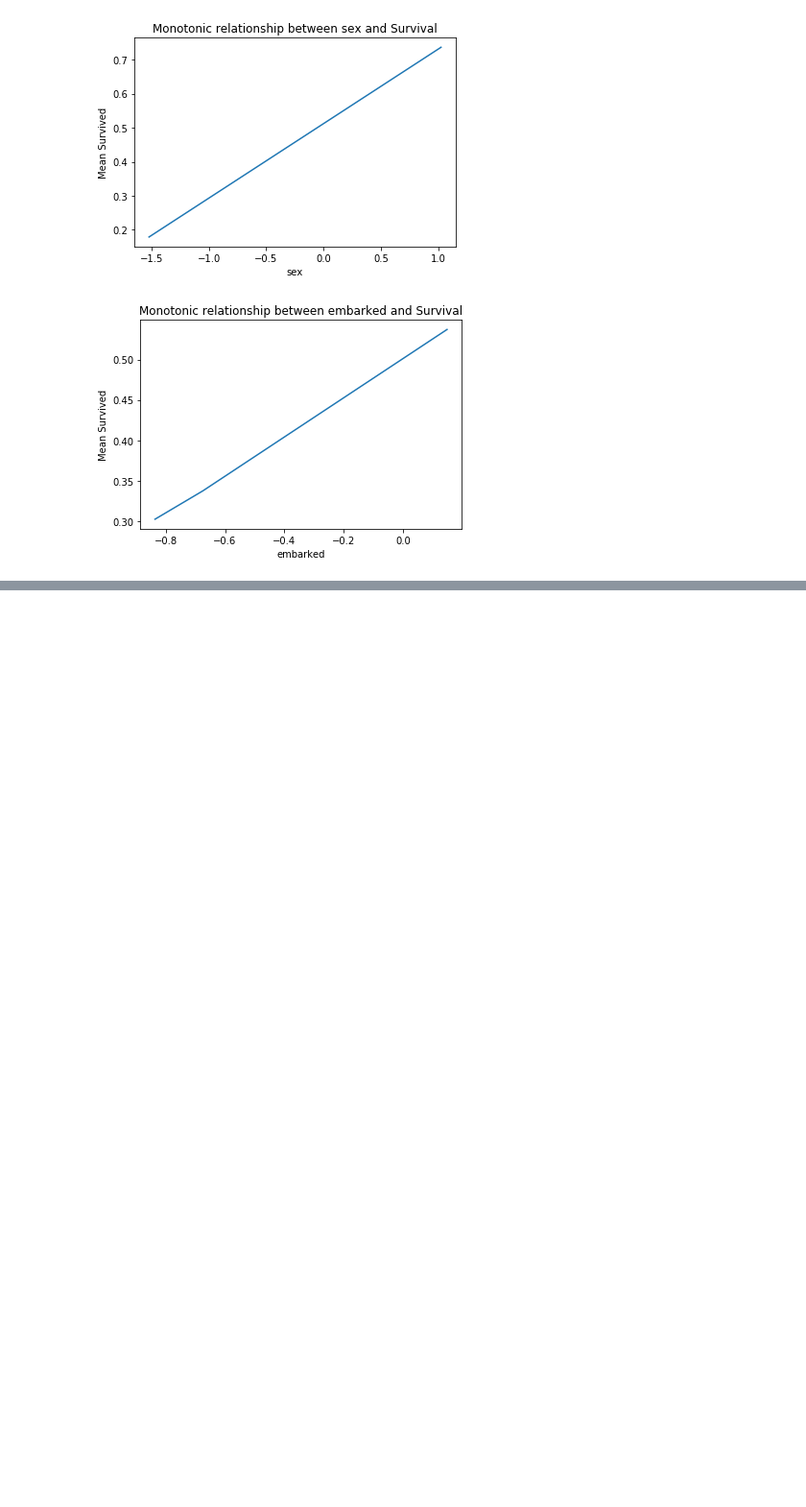
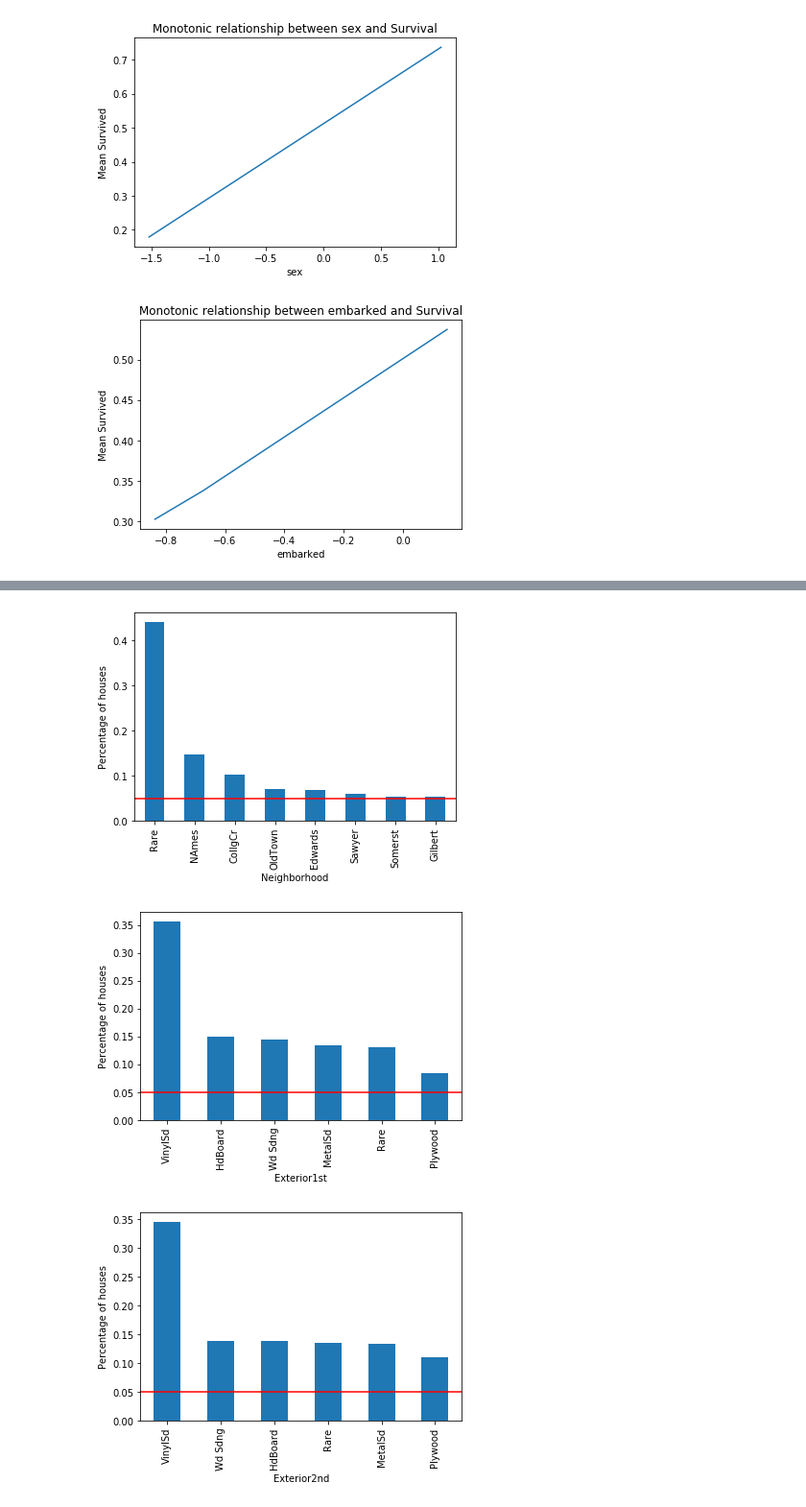
Before and after one commit to KarthikKothareddy/FeatureEngineering, a Jupyter notebook: categorical_variable_encoding.ipynb, the cells around one changed output, grey strips where cells are left out. Shown at 96% size. Saved outputs shown, nothing was run; the diff lists cells and outputs as text; code cells hidden in the pictures; blank space fills up the shorter version.

```diff
--- a/categorical_variable_encoding.ipynb
+++ b/categorical_variable_encoding.ipynb
@@ -1572,0 +1713,6 @@ for var in ['cabin', 'sex', 'embarked']:
+# %%
+def get_non_rare_labels(data, feature, threshold):
+    tmp = data.groupby([feature])[feature].count()/len(data)
+    return [
+        x for x in tmp.loc[tmp > threshold].index.values
+    ]
@@ -1572,0 +1749,32 @@ for var in ['cabin', 'sex', 'embarked']:
+# %%
+def encode_rare_labels(data, feature, non_rare_labels):
+    data = data.copy()
+    # re group rare labels
+    data[feature] = np.where(
+        data[feature].isin(non_rare_labels), # condition
+        data[feature], # if true
+        "Rare" # if false
+    )
+    return data
+# %%
+# apply above
+for feature in ['Neighborhood', 'Exterior1st', 'Exterior2nd']:
+    # GET THE NON RARE LABELS FOR TRAIN
+    non_rare_labels_train = get_non_rare_labels(x_train, feature, threshold=0.05)
+    # NOW PROPOGATE THE SAME FOR TRAIN AND TEST
+    x_train = encode_rare_labels(x_train, feature, non_rare_labels_train)
+    x_test = encode_rare_labels(x_test, feature, non_rare_labels_train)
+# %%
+for col in ['Neighborhood', 'Exterior1st', 'Exterior2nd']:
+    temp_df = pd.Series(x_train[col].value_counts() / len(x_train))
+    # make plot with the above percentages
+    fig = temp_df.sort_values(ascending=False).plot.bar()
+    fig.set_xlabel(col)
+    # add a line at 5 % to flag the threshold for rare categories
+    fig.axhline(y=0.05, color='red')
+    fig.set_ylabel('Percentage of houses')
+    plt.show()
+# %% [output]
+[figure, added]
+[figure, added]
+[figure, added]
```
Also changed, not shown: parts of 22 cells of this notebook.
